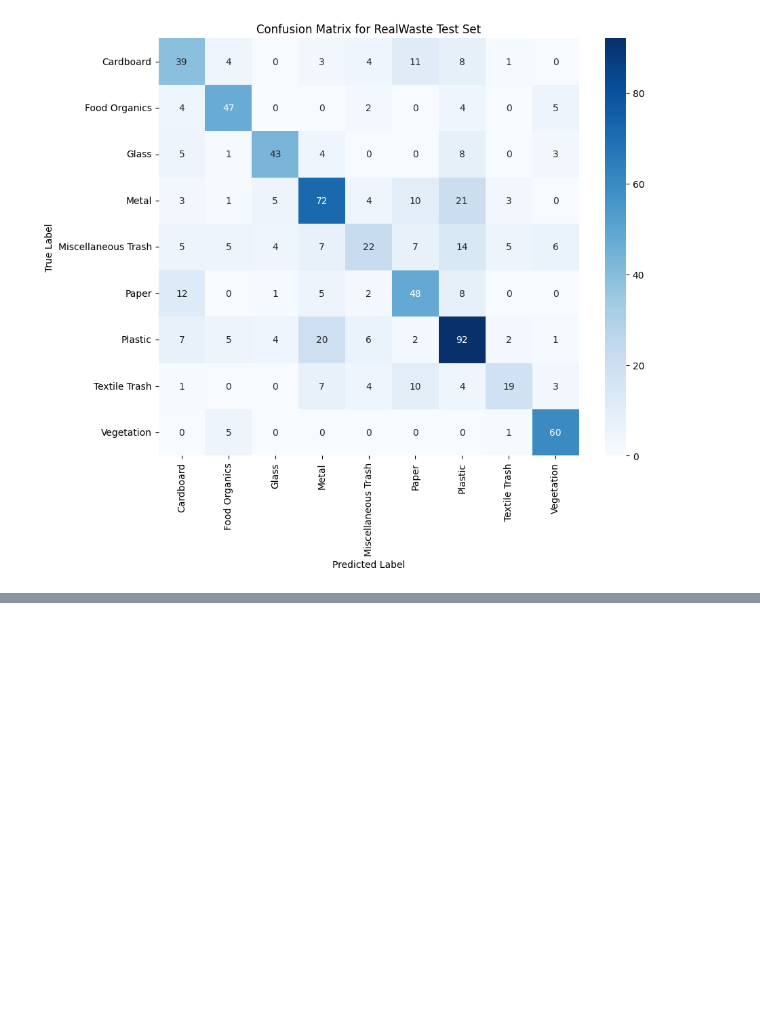
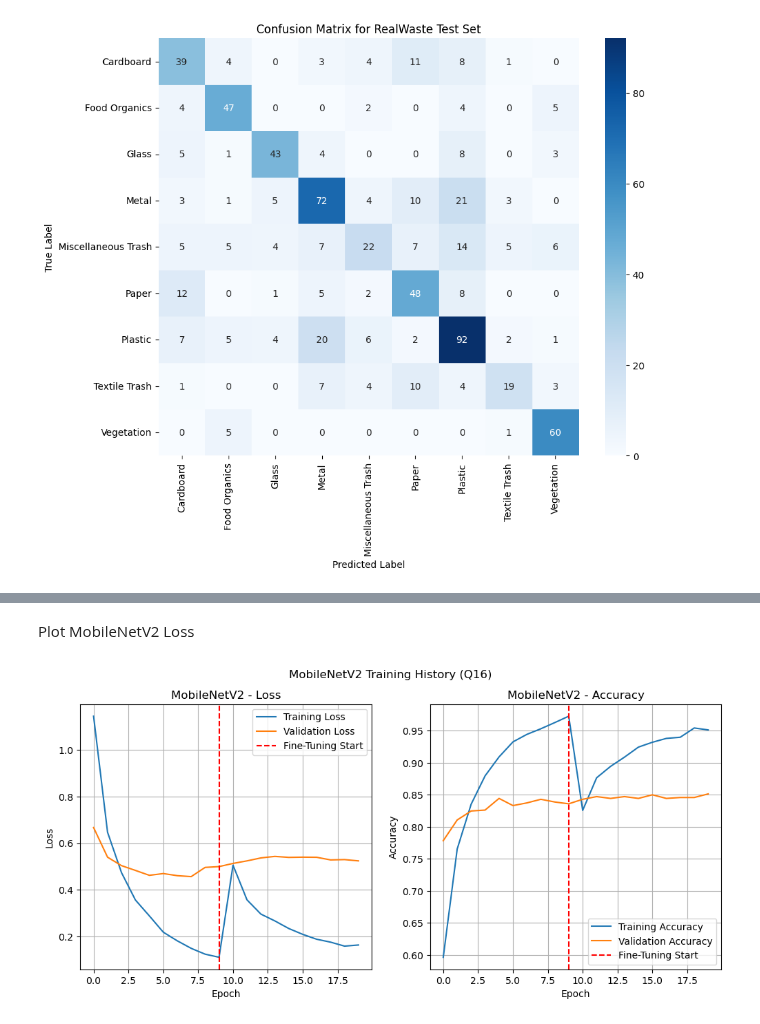
Before and after one commit to minuraashen/EN3150-CNN-for-Image-Classification, a Jupyter notebook: CNN.ipynb, the cells around one changed output, grey strips where cells are left out. Saved outputs shown, nothing was run; the diff lists cells and outputs as text; code cells hidden in the pictures; blank space fills up the shorter version.

```diff
--- a/CNN.ipynb
+++ b/CNN.ipynb
@@ -384,0 +758,7 @@ Confusion Matrix:
+# %%
+print("--- Training MobileNetV2 Head (Phase 1) ---")
+history_mobilenet_phase1 = model_mobilenet.fit(
+    train_ds,
+    epochs=10,
+    validation_data=val_ds
+)
@@ -384,0 +785,29 @@ Confusion Matrix:
+# %%
+# --- 1. Un-freeze the base model ---
+base_model_mobilenet.trainable = True
+
+# --- 2. Freeze most layers ---
+# Let's freeze all but the top 10 layers
+for layer in base_model_mobilenet.layers[:-10]:
+    layer.trainable = False
+
+# --- 3. Re-compile with a VERY LOW learning rate ---
+model_mobilenet.compile(
+    optimizer=tf.keras.optimizers.Adam(learning_rate=0.00001), # 1e-5
+    loss='sparse_categorical_crossentropy',
+    metrics=['accuracy']
+)
+
+print("\n--- Fine-Tuning MobileNetV2 (Phase 2) ---")
+model_mobilenet.summary()
+
+# --- 4. Continue training ---
+total_epochs = 20
+initial_epochs = history_mobilenet_phase1.epoch[-1] + 1
+
+history_mobilenet_phase2 = model_mobilenet.fit(
+    train_ds,
+    epochs=total_epochs,
+    initial_epoch=initial_epochs,
+    validation_data=val_ds
+)
@@ -384,0 +857,7 @@ Confusion Matrix:
+# %% [markdown]
+Plot MobileNetV2 Loss
+# %%
+# Use the same plotting function
+plot_combined_history(history_mobilenet_phase1, history_mobilenet_phase2, "MobileNetV2")
+# %% [output]
+[figure, added]
```
Also changed, not shown: parts of 26 cells of this notebook.
